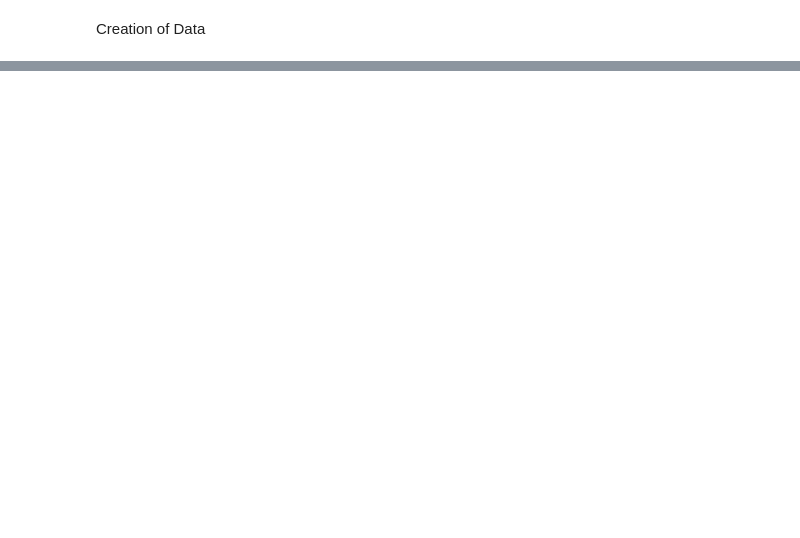
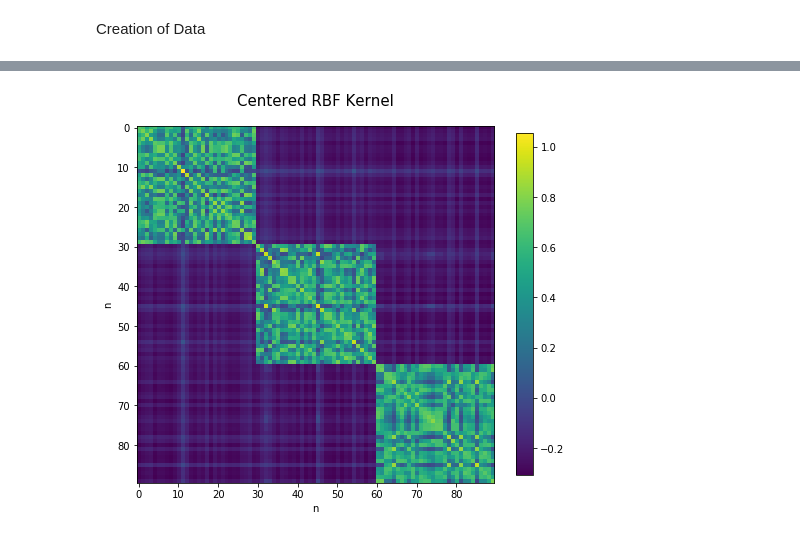
Before and after one commit to SudeshnaBora/MI2, a Jupyter notebook: PCA_kernel.ipynb, the cells around one changed output, grey strips where cells are left out. Cells and saved outputs as stored; diff of their text form; code cells hidden in the pictures; blank space fills up the shorter version.

```diff
--- a/PCA_kernel.ipynb
+++ b/PCA_kernel.ipynb
@@ -40,0 +40,20 @@ np.mean(kernel_matrix)
+# %%
+# Calculate the PC for the kernel matrix
+# Center the kernel matrix
+#As done by Konstantin
+row_avg = np.mean(kernel_matrix, axis=1)
+col_avg = np.mean(kernel_matrix, axis=0)
+mat_avg = np.mean(kernel_matrix)
+
+np.testing.assert_almost_equal(row_avg, col_avg)
+centered_kernel = kernel_matrix - row_avg.reshape(90, 1) - \
+                  col_avg.reshape(1, 90) + mat_avg
+
+plt.figure(figsize=(8, 7))
+im = plt.imshow(centered_kernel)
+plt.xlabel('n')
+plt.ylabel('n')
+plt.title('Centered RBF Kernel', size=15, pad=20)
+plt.colorbar(im, shrink=0.9);
+# %% [output]
+[figure, added]
```
Also changed, not shown: parts of 4 cells of this notebook.
